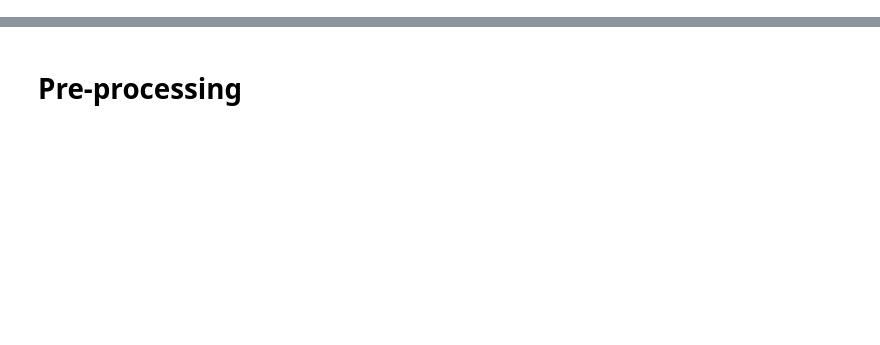
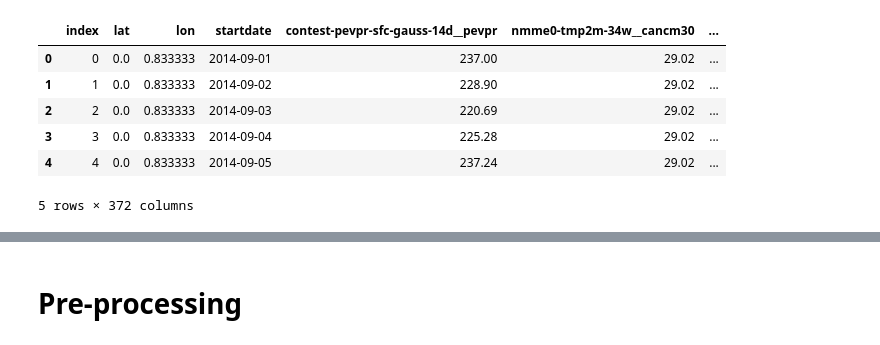
Before and after one commit to KieuSonTung/WiDS-Datathon-2023, a Jupyter notebook: wids_test.ipynb, the cells around one changed output, grey strips where cells are left out. Drawn from its saved outputs; the diff is of its cells as text; code cells hidden in the pictures; blank space fills up the shorter version.

```diff
--- a/wids_test.ipynb
+++ b/wids_test.ipynb
@@ -104,0 +50,52 @@ null_ls
+# %%
+def get_idx(lat, lon):
+        return str(round(lat, 4)) + "_" + str(round(lon, 4))
+
+def feature_engineer(df, cols):
+
+    df.loc[:, 'idx'] = np.vectorize(get_idx)(df['lat'], df['lon'])
+    df.loc[:, 'month'] = df['startdate'].dt.month
+    df.loc[:, 'year']  = df['startdate'].dt.year
+
+    mean_contest_cols = df.groupby(['idx', 'month', 'year'])[cols].transform(lambda x: x.mean()) \
+        .rename(columns=dict(zip(cols, get_name_cols('_mean'))))
+    median_contest_cols = df.groupby(['idx', 'month', 'year'])[cols].transform(lambda x: x.median()) \
+        .rename(columns=dict(zip(cols, get_name_cols('_median'))))
+    std_contest_cols = df.groupby(['idx', 'month', 'year'])[cols].transform(lambda x: x.std()) \
+        .rename(columns=dict(zip(cols, get_name_cols('_std'))))
+    rolling_mean_contest_cols = df.groupby('idx')[cols].transform(lambda x: x.rolling(window=7, min_periods=3, win_type="triang").mean()) \
+        .rename(columns=dict(zip(cols, get_name_cols('_rolling_mean'))))
+    rolling_std_contest_cols = df.groupby('idx')[cols].transform(lambda x: x.rolling(window=7, min_periods=3).std()) \
+        .rename(columns=dict(zip(cols, get_name_cols('_rolling_std'))))
+    expanding_mean_contest_cols = df.groupby('idx')[cols].transform(lambda x: x.expanding(2).mean()) \
+        .rename(columns=dict(zip(cols, get_name_cols('_expanding_mean'))))
+    expanding_std_contest_cols = df.groupby('idx')[contest_cols].transform(lambda x: x.expanding(2).std()) \
+        .rename(columns=dict(zip(cols, get_name_cols('_expanding_std'))))
+    diff_contest_cols = df.groupby('idx')[contest_cols].transform(lambda x: x.diff()) \
+        .rename(columns=dict(zip(cols, get_name_cols('_diff'))))
+    exponentially_weighted_average = df.groupby('idx')[contest_cols].transform(lambda x: x.shift(1).ewm(alpha=0.95).mean()) \
+        .rename(columns=dict(zip(cols, get_name_cols('_ewa'))))
+
+    df = pd.concat([df, mean_contest_cols, median_contest_cols,
+                          std_contest_cols, rolling_mean_contest_cols,
+                          rolling_std_contest_cols, expanding_mean_contest_cols,
+                          expanding_std_contest_cols, diff_contest_cols,
+                          exponentially_weighted_average], axis=1)
+
+    df = df.fillna(method='bfill')
+    df.drop(columns=['idx', 'month', 'year'], inplace=True)
+
+    return df
+
+df_train = feature_engineer(df_train, contest_cols)
+df_test = feature_engineer(df_test, contest_cols)
+# %%
+df_train.head()
+# %% [output]
+|  | index | lat | lon | startdate | contest-pevpr-sfc-gauss-14d__pevpr | nmme0-tmp2m-34w__cancm30 | ... |
+| 0 | 0 | 0.0 | 0.833333 | 2014-09-01 | 237.00 | 29.02 | ... |
+| 1 | 1 | 0.0 | 0.833333 | 2014-09-02 | 228.90 | 29.02 | ... |
+| 2 | 2 | 0.0 | 0.833333 | 2014-09-03 | 220.69 | 29.02 | ... |
+| 3 | 3 | 0.0 | 0.833333 | 2014-09-04 | 225.28 | 29.02 | ... |
+| 4 | 4 | 0.0 | 0.833333 | 2014-09-05 | 237.24 | 29.02 | ... |
+5 rows × 372 columns
```
Also changed, not shown: parts of 76 cells of this notebook, 2 other files.
